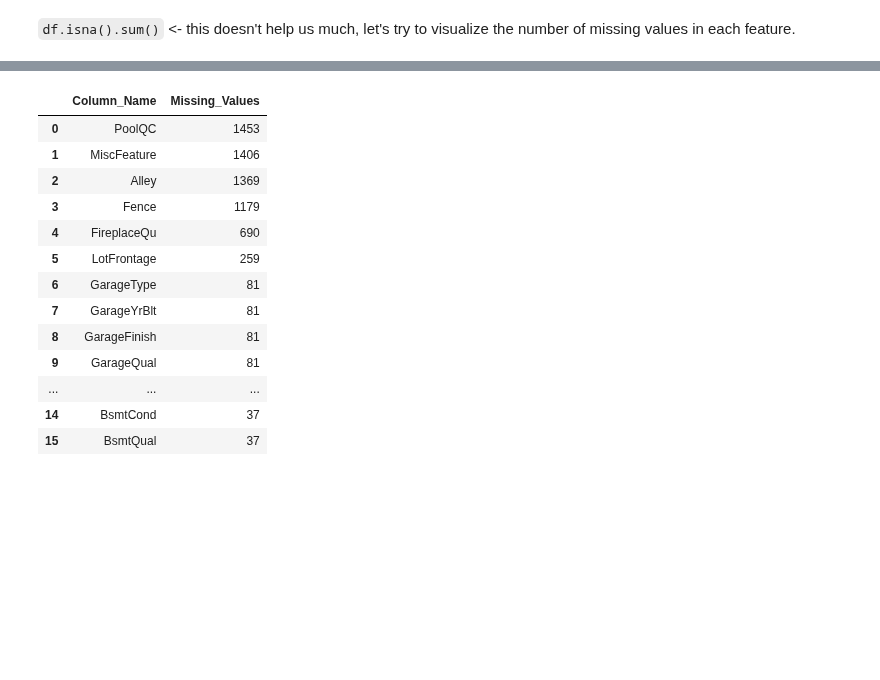
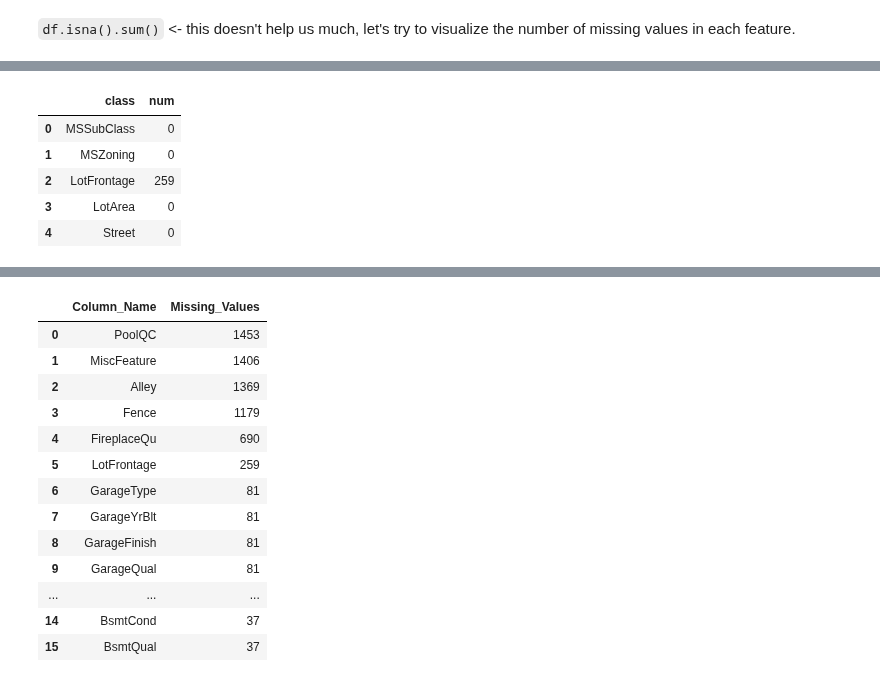
Before and after one commit to Steve-YJ/Explore-Kaggle, a Jupyter notebook: 02. House Price/01. EDA House Prices.ipynb, the cells around one changed output, grey strips where cells are left out. Cells and saved outputs as stored; diff of their text form; code cells hidden in the pictures; blank space fills up the shorter version.

```diff
--- a/02. House Price/01. EDA House Prices.ipynb
+++ b/02. House Price/01. EDA House Prices.ipynb
@@ -329,0 +380,15 @@ Length: 80, dtype: int64
+# %%
+df_isna = df.isna().sum().to_frame()
+# df_isna
+# %%
+df_isna.reset_index(inplace=True)
+# df_isna.head()
+df_isna = df_isna.rename(columns = {"index":"class", 0:"num"})
+df_isna.head()
+# %% [output]
+|  | class | num |
+| 0 | MSSubClass | 0 |
+| 1 | MSZoning | 0 |
+| 2 | LotFrontage | 259 |
+| 3 | LotArea | 0 |
+| 4 | Street | 0 |
```
Also changed, not shown: parts of 22 cells of this notebook.
